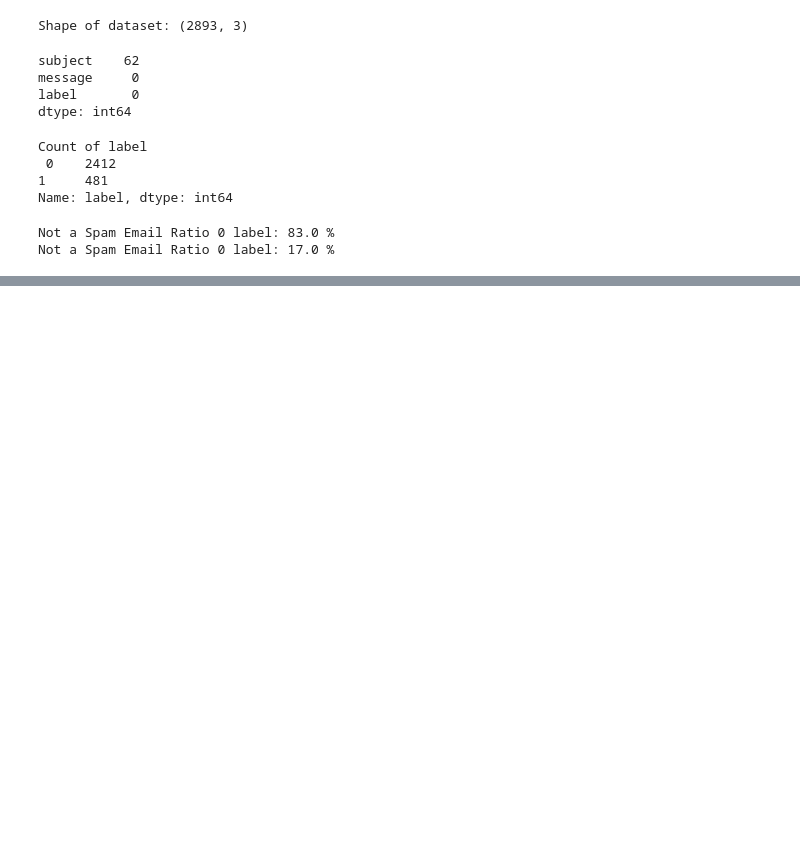
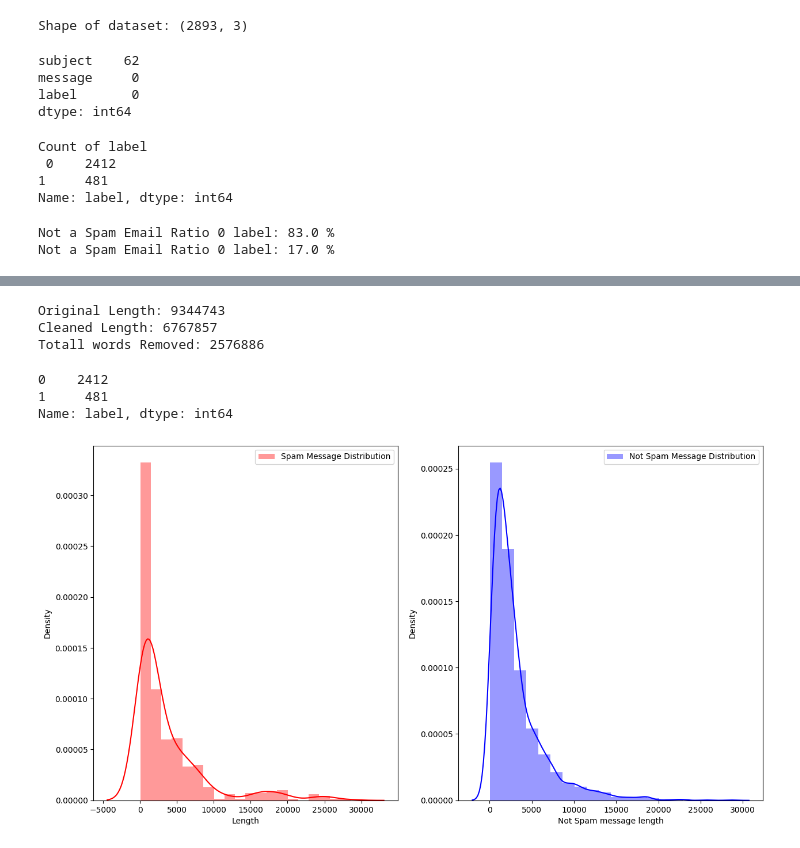
Before and after one commit to OmprakashDebata/Email_Spam_detection-NLP, a Jupyter notebook: Email_Spam_Detection.ipynb, the cells around one changed output, grey strips where cells are left out. Saved outputs shown, nothing was run; the diff lists cells and outputs as text; code cells hidden in the pictures; blank space fills up the shorter version.

```diff
--- a/Email_Spam_Detection.ipynb
+++ b/Email_Spam_Detection.ipynb
@@ -102,0 +121,18 @@ Not a Spam Email Ratio 0 label: 17.0 %
+# %%
+# replace email address with 'email'
+df['message'] = df['message'].str.replace(r'^.+@[^\.].*\.[a-z]{2,}$','emailaddress')
+# Replace URLs with 'webaddress'
+df['message'] = df['message'].str.replace(r'^http\://[a-zA-Z0-9\-\.]+\.[a-zA-Z]{2,3}(/\S*)?$','webaddress')
+# Replace currency symbols with 'moneysymb' (£ can be typrd with ALT Key + 156)
+df['message'] = df['message'].str.replace(r'£|\$', 'dollers')
+# Replace 10 digit phone numbers (formats include paranthesis, spaces, no spaces, dashes) with 'Phonenumber'
+df['message'] = df['message'].str.replace(r'^\(?[\d]{3}\)?[\s-]?[\d]{3}[\s-]?[\d]{4}$','phonenumber')
+# Replace numeric chards with 'numbr'
+df['message'] = df['message'].str.replace(r'\d+(\.\d+)?', 'numbr')
+# %%
+# remove puncuations
+df['message'] = df['message'].str.replace(r'[^\w\d\s]', ' ')
+# replace whitespace btw terms with single space
+df['message'] = df['message'].str.replace(r'\s+', ' ')
+# remove leading and trailing whitespace
+df['message'] = df['message'].str.replace(r'^\s+?$', '')
@@ -102,0 +148,12 @@ Not a Spam Email Ratio 0 label: 17.0 %
+# %%
+import string
+from nltk.corpus import stopwords
+
+# Download stopwords
+nltk.download('stopwords')
+
+# Set custom stopwords
+stop_words = set(stopwords.words('english') + ['u', 'ü', 'ur', '4', '2', 'im', 'dont', 'doin', 'ure'])
+
+# Apply stopwords removal to the 'message' column in your DataFrame
+df['message'] = df['message'].apply(lambda x: " ".join(term for term in x.split() if term not in stop_words))
@@ -102,0 +163,4 @@ Not a Spam Email Ratio 0 label: 17.0 %
+# %%
+# new column (clean_length) after punctuations, stopwords removal
+df['clean_length'] = df.message.str.len()
+df.head()
@@ -102,0 +174,27 @@ Not a Spam Email Ratio 0 label: 17.0 %
+# %%
+# total length removal
+print('Original Length:', df.Length.sum())
+print('Cleaned Length:', df.clean_length.sum())
+print('Totall words Removed:', (df.Length.sum()) - (df.clean_length.sum()))
+# %% [output]
+Original Length: 9344743
+Cleaned Length: 6767857
+Totall words Removed: 2576886
+# %%
+print(df.label.value_counts())
+# %% [output]
+0    2412
+1     481
+Name: label, dtype: int64
+# %%
+f,ax = plt.subplots(1,2,figsize=(15,8))
+sns.distplot(df[df['label']==1]['Length'], bins=20, ax=ax[0], label='Spam Message Distribution', color='r')
+ax[0].legend()
+
+sns.distplot(df[df['label']==0]['Length'], bins=20, ax=ax[1], label='Not Spam Message Distribution', color='b')
+ax[1].set_xlabel('Not Spam message length')
+ax[1].legend()
+
+plt.show()
+# %% [output]
+[figure, added]
```
Also changed, not shown: parts of 6 cells of this notebook.
